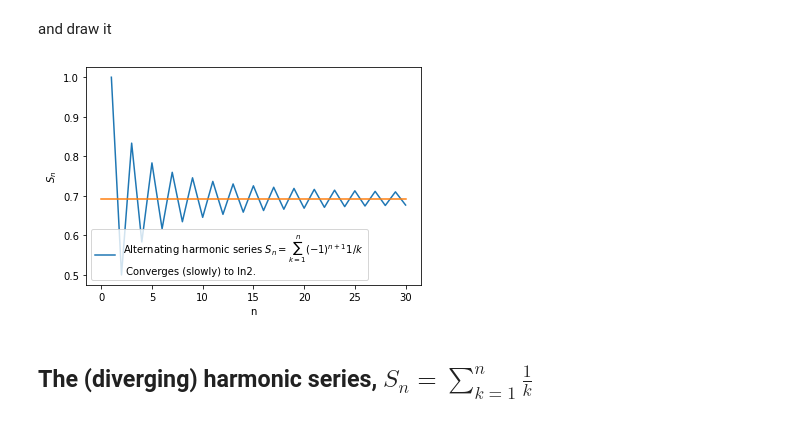
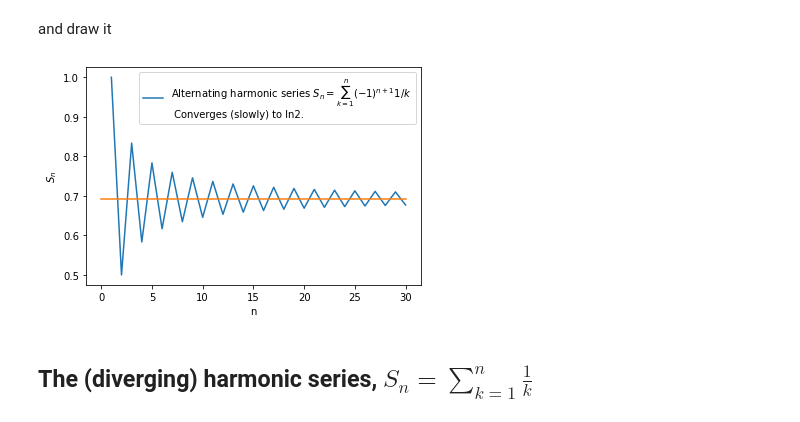
Before and after one commit to JonasRademacker/JupyterNotebooksForTeachingMath, a Jupyter notebook: Sequences and Series.ipynb, the cells around one changed output. Drawn from its saved outputs; the diff is of its cells as text; code cells hidden in the pictures.

```diff
--- a/Sequences and Series.ipynb
+++ b/Sequences and Series.ipynb
@@ -39,12 +40,12 @@ class harmonicSequence:
 # %% [markdown]
 Let's define a class to draw this:
 # %%
-def draw(mySeriousSeries, label=" ", xlabel="n", ylabel="$S_n$", scale=1):
+def draw(mySeriousSeries, label=" ", labelposition="lower left", xlabel="n", ylabel="$S_n$", scale=1):
     nArray=np.arange(mySeriousSeries.mini(), mySeriousSeries.maxi())
     plt.plot(nArray,scale*mySeriousSeries(), label=label)
     plt.xlabel(xlabel)
     plt.ylabel(ylabel)
-    plt.legend(loc="lower left")
+    plt.legend(loc=labelposition)
 # %% [markdown]
 We define an instance of our sequence class:
 # %%
@@ -114,9 +157,9 @@ class alternatingHarmonicSeries:
     def generateSeries(self):
         i=1
         sum=0
-        for k in range(1, self._max):
+        for k in range(self._min, self._max):
             sum += i/k
-            self._Sn[k-1] = sum  # I'm filling the kth element into the k-1st position of the numpy array, whose indexing starts at zero
+            self._Sn[k-self._min] = sum  # I'm filling the kth element into the k-1st position of the numpy array, whose indexing starts at zero
             i*=-1
 
     def __init__(self, order=10): # order corresponds to n in equation above
@@ -141,11 +184,13 @@ alternatingHarmonicLimitArray = np.ones(n+1)*np.math.log(2)
 # %% [markdown]
 and draw it
 # %%
-draw(alternatingHarmonicArray, label="Alternating harmonic series $S_n=\sum_{k=1}^n (-1)^{n+1}1/k$\n Converges (slowly) to ln2.")
+draw(alternatingHarmonicArray
+     , label="Alternating harmonic series $S_n=\sum_{k=1}^n (-1)^{n+1}1/k$\n Converges (slowly) to ln2."
+     , labelposition="upper right")
 plt.plot(alternatingHarmonicLimitArray)
 plt.show()
 # %% [output]
-[figure, old version]
+[figure, new version]
 # %% [markdown]
 ## The (diverging) harmonic series, $S_n = \sum\limits_{k=1}^n \frac{1}{k}$
 # %%
```
Also changed, not shown: parts of 16 cells of this notebook.
